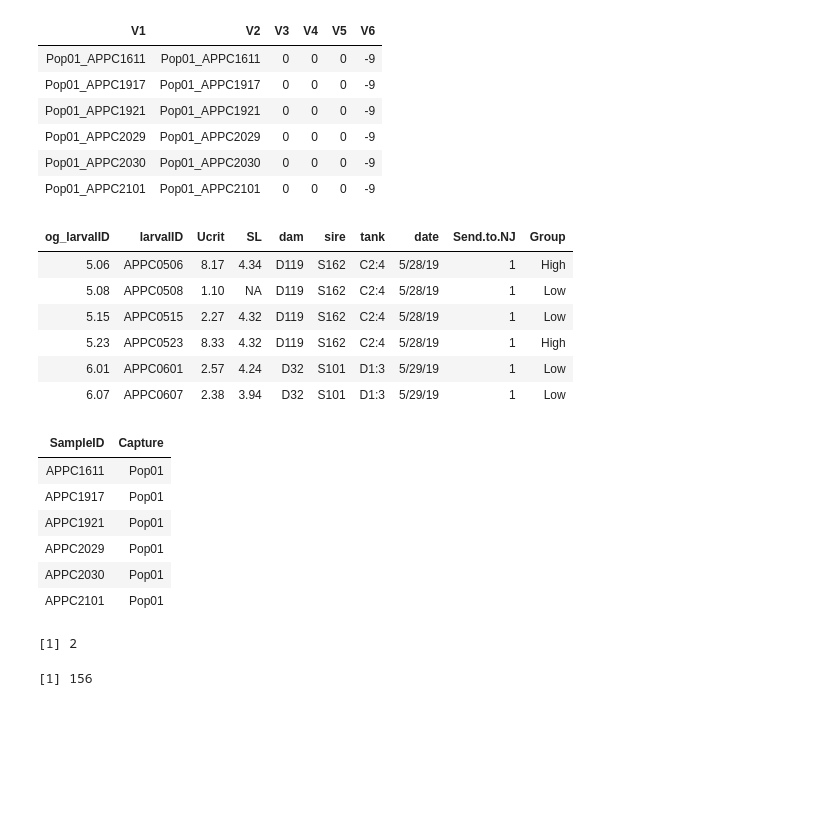
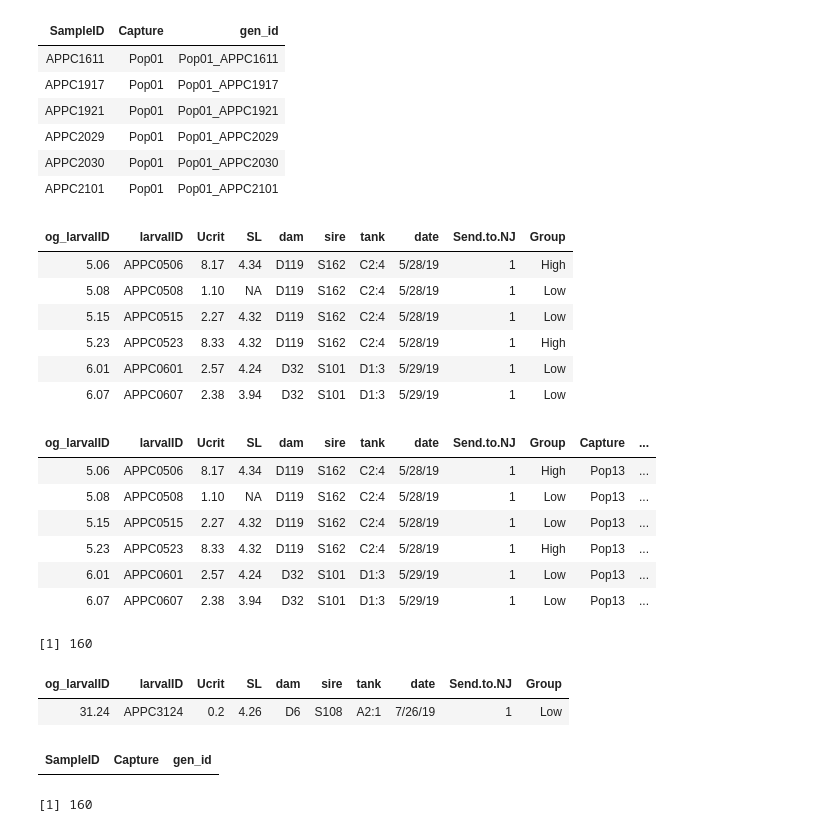
Before and after one commit to katcatalano/ClownfishGWAS, a Jupyter notebook: notebooks/populate_fam.ipynb, the cells around one changed output. Drawn from its saved outputs; the diff is of its cells as text; code cells hidden in the pictures; blank space fills up the shorter version.

```diff
--- a/notebooks/populate_fam.ipynb
+++ b/notebooks/populate_fam.ipynb
@@ -10,23 +24,23 @@ Meta <- fread("~/ClownfishGWAS/data/APPC_sequencing/metadata/Larvalh2-1.csv", co
     , larvalID := paste0("APPC", larvalID)][ #modify sample name to match genomics IDs
     , larvalID := gsub(".", "", larvalID ,fixed = TRUE)][
     , dam := paste0("D", dam)][
-    , sire := paste0("S", sire)]
+    , sire := paste0("S", sire)][
+    larvalID=="APPC1012", larvalID :="APPC1010"]#correct my sample id error
 
 Fam <- fread("~/ClownfishGWAS/data/APPC_sequencing/DNA/filtering/imputation/max_missing90_minQ20_maf01_hwe.fam")
 
-LibPrep <- fread("~/ClownfishGWAS/data/APPC_sequencing/metadata/APercula_gDNALIbraryPrep.csv")[, .(SampleID, Capture)][, SampleID := gsub(".", "", SampleID ,fixed = TRUE)]
+LibPrep <- fread("~/ClownfishGWAS/data/APPC_sequencing/metadata/APercula_gDNALIbraryPrep.csv")[, .(SampleID, Capture)][, SampleID := gsub(".", "", SampleID ,fixed = TRUE)][, gen_id := paste(Capture, SampleID, sep="_")]
 # %%
-head(Fam)
+head(LibPrep)
 head(Meta)
-head(LibPrep)
 # %% [output]
-| V1 | V2 | V3 | V4 | V5 | V6 |
-| Pop01_APPC1611 | Pop01_APPC1611 | 0 | 0 | 0 | -9 |
-| Pop01_APPC1917 | Pop01_APPC1917 | 0 | 0 | 0 | -9 |
-| Pop01_APPC1921 | Pop01_APPC1921 | 0 | 0 | 0 | -9 |
-| Pop01_APPC2029 | Pop01_APPC2029 | 0 | 0 | 0 | -9 |
-| Pop01_APPC2030 | Pop01_APPC2030 | 0 | 0 | 0 | -9 |
-| Pop01_APPC2101 | Pop01_APPC2101 | 0 | 0 | 0 | -9 |
+| SampleID | Capture | gen_id |
+| APPC1611 | Pop01 | Pop01_APPC1611 |
+| APPC1917 | Pop01 | Pop01_APPC1917 |
+| APPC1921 | Pop01 | Pop01_APPC1921 |
+| APPC2029 | Pop01 | Pop01_APPC2029 |
+| APPC2030 | Pop01 | Pop01_APPC2030 |
+| APPC2101 | Pop01 | Pop01_APPC2101 |
 | og_larvalID | larvalID | Ucrit | SL | dam | sire | tank | date | Send.to.NJ | Group |
 | 5.06 | APPC0506 | 8.17 | 4.34 | D119 | S162 | C2:4 | 5/28/19 | 1 | High |
 | 5.08 | APPC0508 | 1.10 | NA | D119 | S162 | C2:4 | 5/28/19 | 1 | Low |
@@ -34,17 +48,26 @@ head(LibPrep)
 | 5.23 | APPC0523 | 8.33 | 4.32 | D119 | S162 | C2:4 | 5/28/19 | 1 | High |
 | 6.01 | APPC0601 | 2.57 | 4.24 | D32 | S101 | D1:3 | 5/29/19 | 1 | Low |
 | 6.07 | APPC0607 | 2.38 | 3.94 | D32 | S101 | D1:3 | 5/29/19 | 1 | Low |
-| SampleID | Capture |
-| APPC1611 | Pop01 |
-| APPC1917 | Pop01 |
-| APPC1921 | Pop01 |
-| APPC2029 | Pop01 |
-| APPC2030 | Pop01 |
-| APPC2101 | Pop01 |
 # %%
 #join laboratory and genetic metadata
 FullMeta <- left_join(Meta, LibPrep, by=c(larvalID="SampleID"))
+head(FullMeta)
+# %% [output]
+| og_larvalID | larvalID | Ucrit | SL | dam | sire | tank | date | Send.to.NJ | Group | Capture | ... |
+| 5.06 | APPC0506 | 8.17 | 4.34 | D119 | S162 | C2:4 | 5/28/19 | 1 | High | Pop13 | ... |
+| 5.08 | APPC0508 | 1.10 | NA | D119 | S162 | C2:4 | 5/28/19 | 1 | Low | Pop13 | ... |
+| 5.15 | APPC0515 | 2.27 | 4.32 | D119 | S162 | C2:4 | 5/28/19 | 1 | Low | Pop13 | ... |
+| 5.23 | APPC0523 | 8.33 | 4.32 | D119 | S162 | C2:4 | 5/28/19 | 1 | High | Pop13 | ... |
+| 6.01 | APPC0601 | 2.57 | 4.24 | D32 | S101 | D1:3 | 5/29/19 | 1 | Low | Pop13 | ... |
+| 6.07 | APPC0607 | 2.38 | 3.94 | D32 | S101 | D1:3 | 5/29/19 | 1 | Low | Pop13 | ... |
-# %%
-nrow(FullMeta[is.na(Capture)]) #2
-# %% [output]
-[1] 2
+# %%
+nrow(FullMeta[Send.to.NJ==1])
+# %% [output]
+[1] 160
+# %%
+Meta[Send.to.NJ==1 & larvalID %!in% LibPrep$SampleID] #okay maybe 10.12 in gdna is 10.10 in h2 metadata, 31.24 dropped out in extraction
+LibPrep[SampleID %!in% Meta$larvalID]
+# %% [output]
+| og_larvalID | larvalID | Ucrit | SL | dam | sire | tank | date | Send.to.NJ | Group |
+| 31.24 | APPC3124 | 0.2 | 4.26 | D6 | S108 | A2:1 | 7/26/19 | 1 | Low |
+| SampleID | Capture | gen_id |
@@ -51,4 +76,4 @@ nrow(FullMeta[is.na(Capture)]) #2
 # %%
 nrow(FullMeta) #hmmm looks like sample IDs were written down wrong by me from the tube writing... look back at this later
 # %% [output]
-[1] 156
+[1] 160
```
Also changed, not shown: parts of 28 cells of this notebook, 7 other files.
